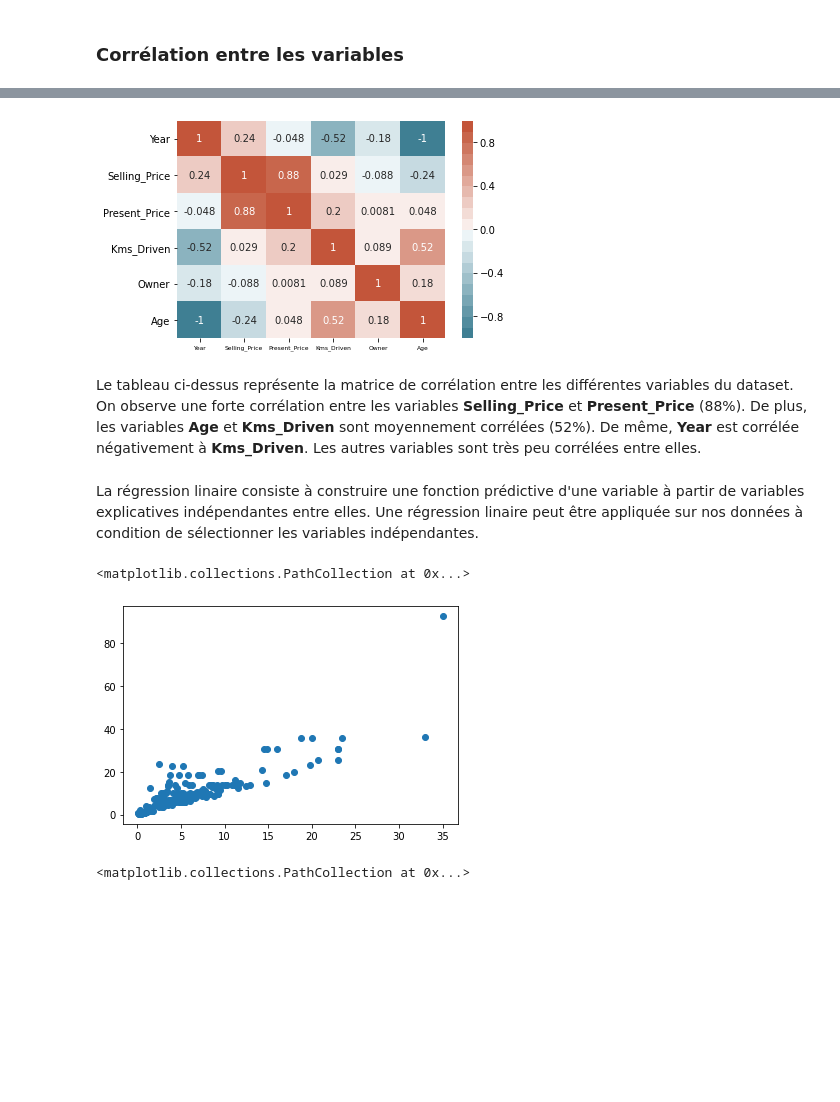
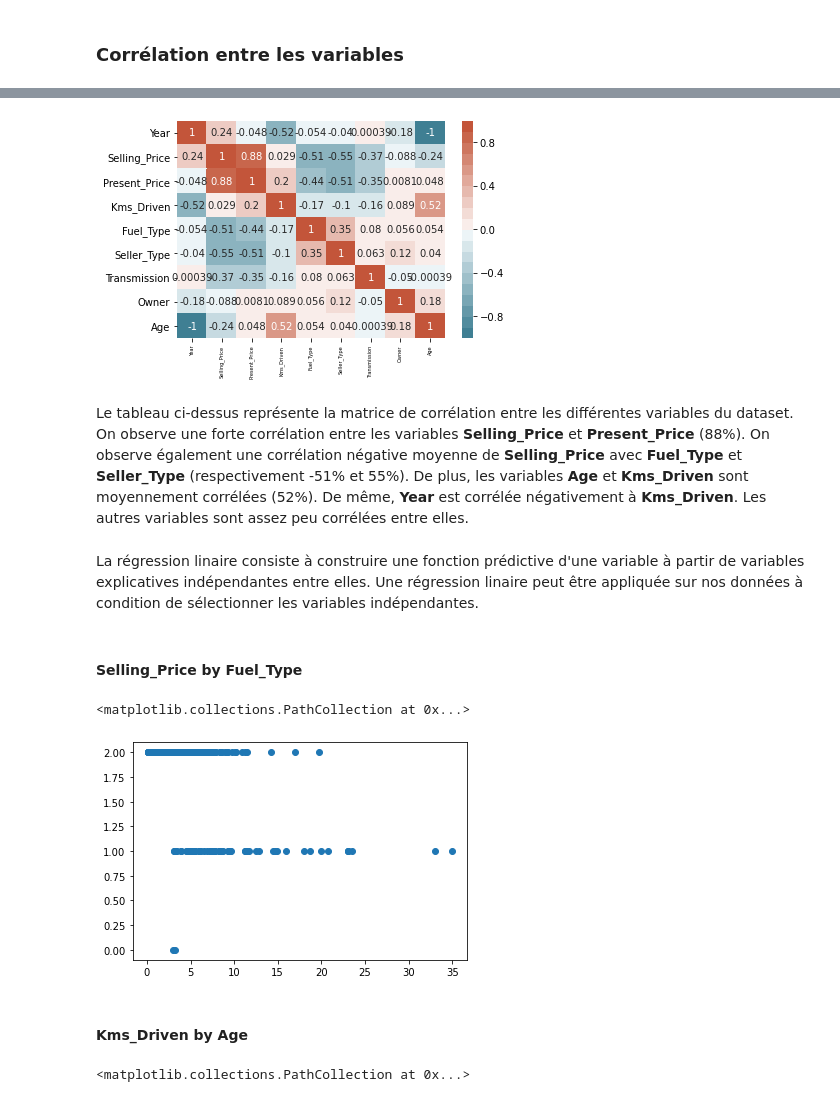
Before and after one commit to eltarr-kawther/New-Car, a Jupyter notebook: new_car.ipynb, the cells around one changed output, grey strips where cells are left out. Drawn from its saved outputs; the diff is of its cells as text; code cells hidden in the pictures; blank space fills up the shorter version.

```diff
--- a/new_car.ipynb
+++ b/new_car.ipynb
@@ -65,7 +65,7 @@ Cette visualisation est très utile lorsqu'on souhaite observer l'influence de v
 # %%
 plt.figure(figsize=(1000,1000))
 sns.catplot(x="Year", y="Selling_Price", hue='Fuel_Type', col="Transmission", data=df_cars)
-plt.rcParams["xtick.labelsize"] = 6
+plt.rcParams["xtick.labelsize"] = 5
 plt.suptitle('Selling price variation in years for 3 types of fuels and 2 types of cars', y=1.08)
 plt.show()
 # %% [output]
@@ -79,3 +81,9 @@ df_cars['Age'] = 2020 - df_cars['Year']
+# %%
+from sklearn.preprocessing import OrdinalEncoder
+ord_enc = OrdinalEncoder()
+df_cars["Fuel_Type"] = ord_enc.fit_transform(df_cars[["Fuel_Type"]])
+df_cars["Seller_Type"] = ord_enc.fit_transform(df_cars[["Seller_Type"]])
+df_cars["Transmission"] = ord_enc.fit_transform(df_cars[["Transmission"]])
 # %%
 # Dataset correlations
 corrMatrix = df_cars.corr(method="pearson")
@@ -94,16 +105,20 @@ sns.heatmap(corrMatrix, annot=True, cmap=sns.diverging_palette(220, 20, n=20))
 plt.rcParams["xtick.labelsize"] = 10
 plt.show()
 # %% [output]
-[figure, old version]
+[figure, new version]
 # %% [markdown]
-Le tableau ci-dessus représente la matrice de corrélation entre les différentes variables du dataset. On observe une forte corrélation entre les variables **Selling_Price** et **Present_Price** (88%). De plus, les variables **Age** et **Kms_Driven** sont moyennement corrélées (52%). De même, **Year** est corrélée négativement à **Kms_Driven**. Les autres variables sont très peu corrélées entre elles.
+Le tableau ci-dessus représente la matrice de corrélation entre les différentes variables du dataset. On observe une forte corrélation entre les variables **Selling_Price** et **Present_Price** (88%). On observe également une corrélation négative moyenne de **Selling_Price** avec **Fuel_Type** et **Seller_Type** (respectivement -51% et 55%). De plus, les variables **Age** et **Kms_Driven** sont moyennement corrélées (52%). De même, **Year** est corrélée négativement à **Kms_Driven**. Les autres variables sont assez peu corrélées entre elles.
 # %% [markdown]
 La régression linaire consiste à construire une fonction prédictive d'une variable à partir de variables explicatives indépendantes entre elles. Une régression linaire peut être appliquée sur nos données à condition de sélectionner les variables indépendantes.
+# %% [markdown]
+#### Selling_Price by Fuel_Type
 # %%
-plt.scatter('Selling_Price', 'Present_Price', data=df_cars)
+plt.scatter('Selling_Price', 'Fuel_Type', data=df_cars)
 # %% [output]
 <matplotlib.collections.PathCollection at 0x...>
-[figure, old version]
+[figure, new version]
+# %% [markdown]
+#### Kms_Driven by Age
 # %%
 plt.scatter('Kms_Driven', 'Age', data=df_cars)
 # %% [output]
```
Also changed, not shown: parts of 37 cells of this notebook, 2 other files.
